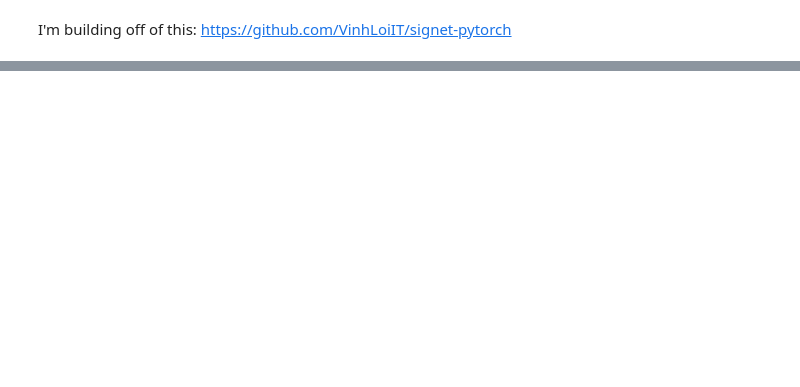
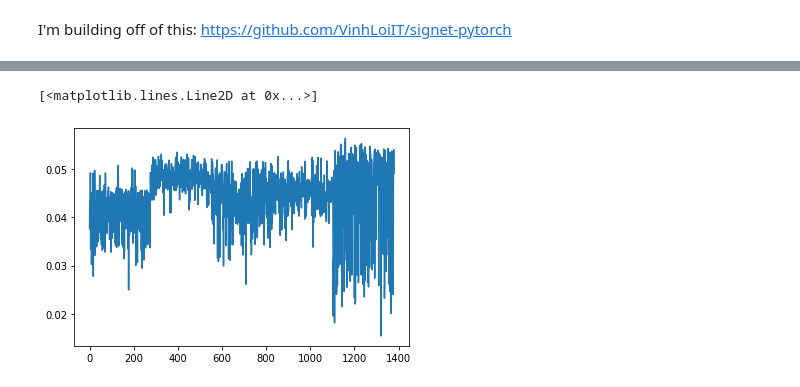
Before and after one commit to Andrew-Fryer/signet-pytorch, a Jupyter notebook: ELEC_874_Project.ipynb, the cells around one changed output, grey strips where cells are left out. Drawn from its saved outputs; the diff is of its cells as text; code cells hidden in the pictures; blank space fills up the shorter version.

```diff
--- a/ELEC_874_Project.ipynb
+++ b/ELEC_874_Project.ipynb
@@ -382,0 +1008,5 @@ SigNet(
+# %%
+plt.plot(result[3])
+# %% [output]
+[<matplotlib.lines.Line2D at 0x...>]
+[figure, added]
```
Also changed, not shown: parts of 130 cells of this notebook.
